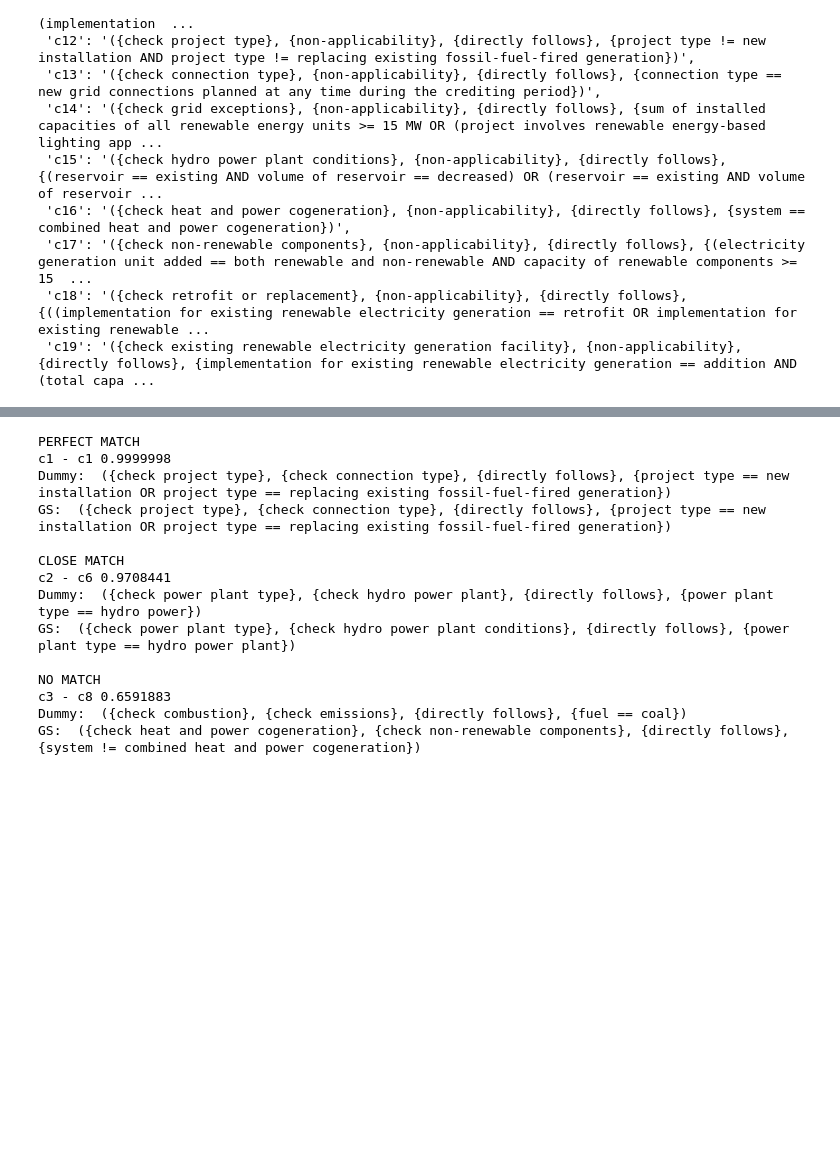
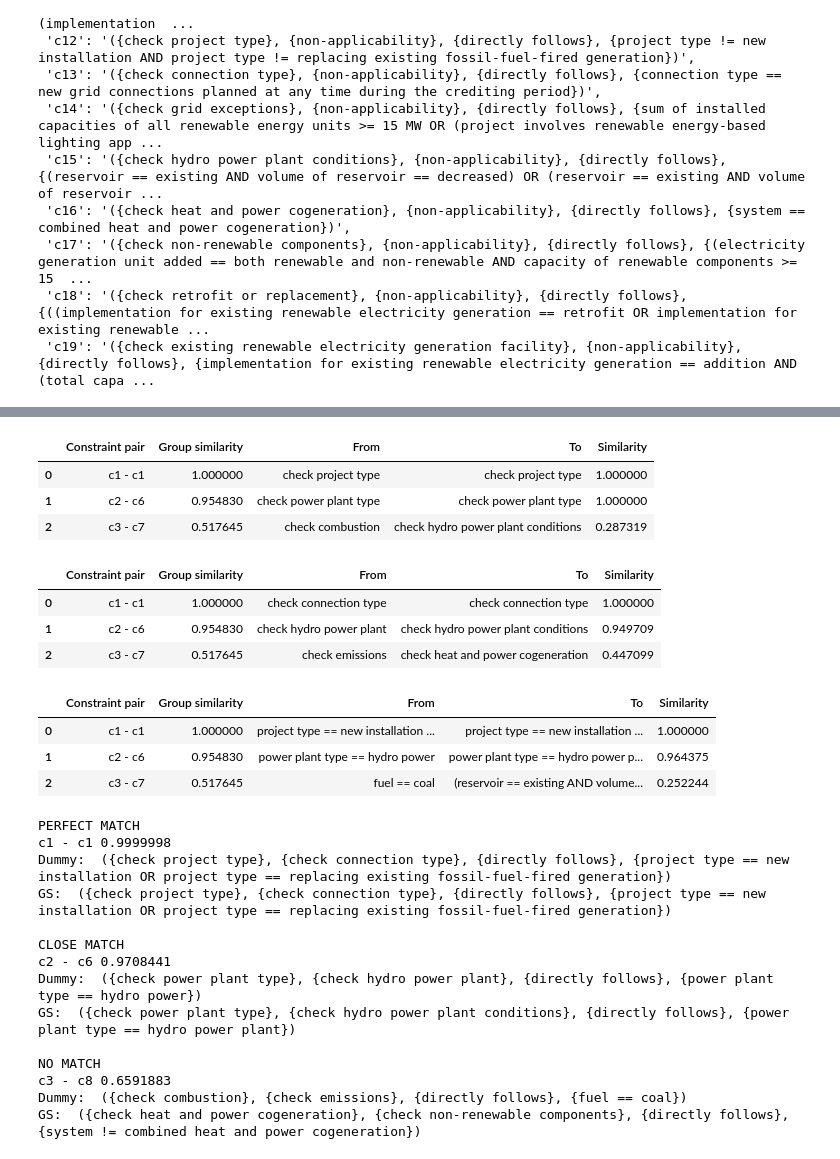
Before and after one commit to holzhauerL/nlp-rule-extraction, a Jupyter notebook: notebooks/pipeline.ipynb, the cells around one changed output, grey strips where cells are left out. Cells and saved outputs as stored; diff of their text form; code cells hidden in the pictures; blank space fills up the shorter version.

Commit message:
Modified similarity score matching

```diff
--- a/notebooks/pipeline.ipynb
+++ b/notebooks/pipeline.ipynb
@@ -338,3 +339,26 @@ c3 - c19: 0.4694623351097107
+# %%
+matches_step_1, matches_step_2, matches_constraints = sbert_smlarty_cmpntns(similarity_scores, constraints_dummy_cdm, constraints_gs_cdm, threshold=0.5, model='paraphrase-MiniLM-L6-v2', matching_mode='unique')
+# %%
+matches_step_1
+# %% [output]
+|  | Constraint pair | Group similarity | From | To | Similarity |
+| 0 | c1 - c1 | 1.000000 | check project type | check project type | 1.000000 |
+| 1 | c2 - c6 | 0.954830 | check power plant type | check power plant type | 1.000000 |
+| 2 | c3 - c7 | 0.517645 | check combustion | check hydro power plant conditions | 0.287319 |
+# %%
+matches_step_2
+# %% [output]
+|  | Constraint pair | Group similarity | From | To | Similarity |
+| 0 | c1 - c1 | 1.000000 | check connection type | check connection type | 1.000000 |
+| 1 | c2 - c6 | 0.954830 | check hydro power plant | check hydro power plant conditions | 0.949709 |
+| 2 | c3 - c7 | 0.517645 | check emissions | check heat and power cogeneration | 0.447099 |
+# %%
+matches_constraints
+# %% [output]
+|  | Constraint pair | Group similarity | From | To | Similarity |
+| 0 | c1 - c1 | 1.000000 | project type == new installation ... | project type == new installation ... | 1.000000 |
+| 1 | c2 - c6 | 0.954830 | power plant type == hydro power | power plant type == hydro power p... | 0.964375 |
+| 2 | c3 - c7 | 0.517645 | fuel == coal | (reservoir == existing AND volume... | 0.252244 |
 # %%
 print("PERFECT MATCH")
 print('c1 - c1', similarity_scores['c1 - c1'])
```
Also changed, not shown: parts of 4 cells of this notebook, 3 other files.
